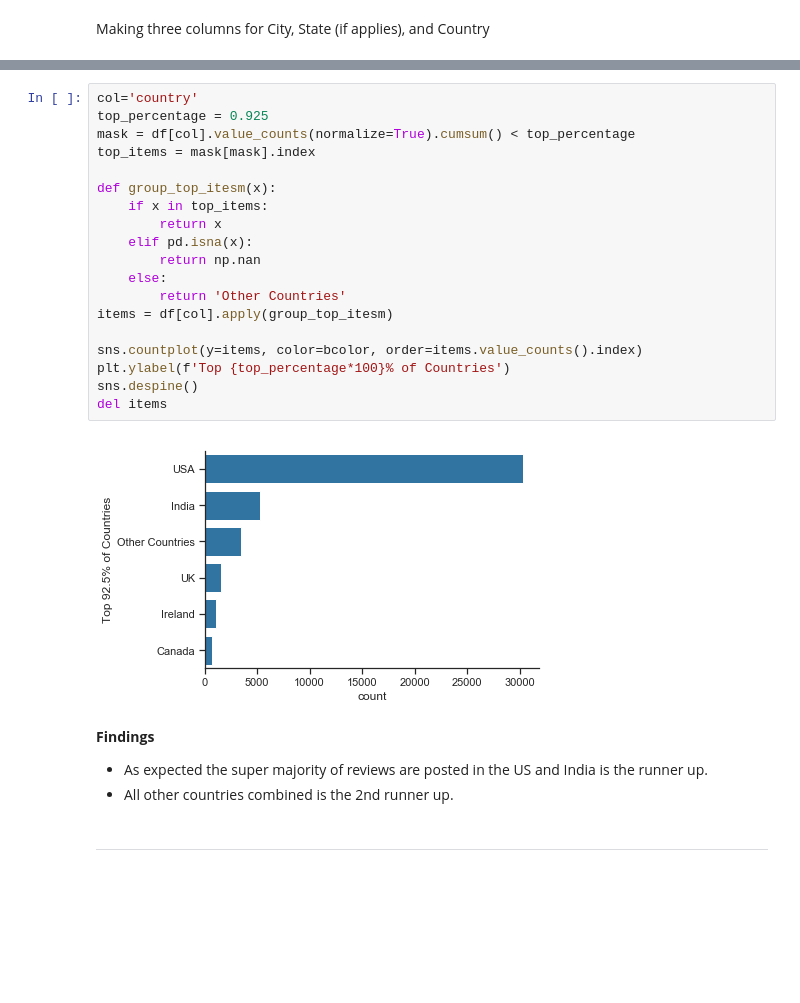
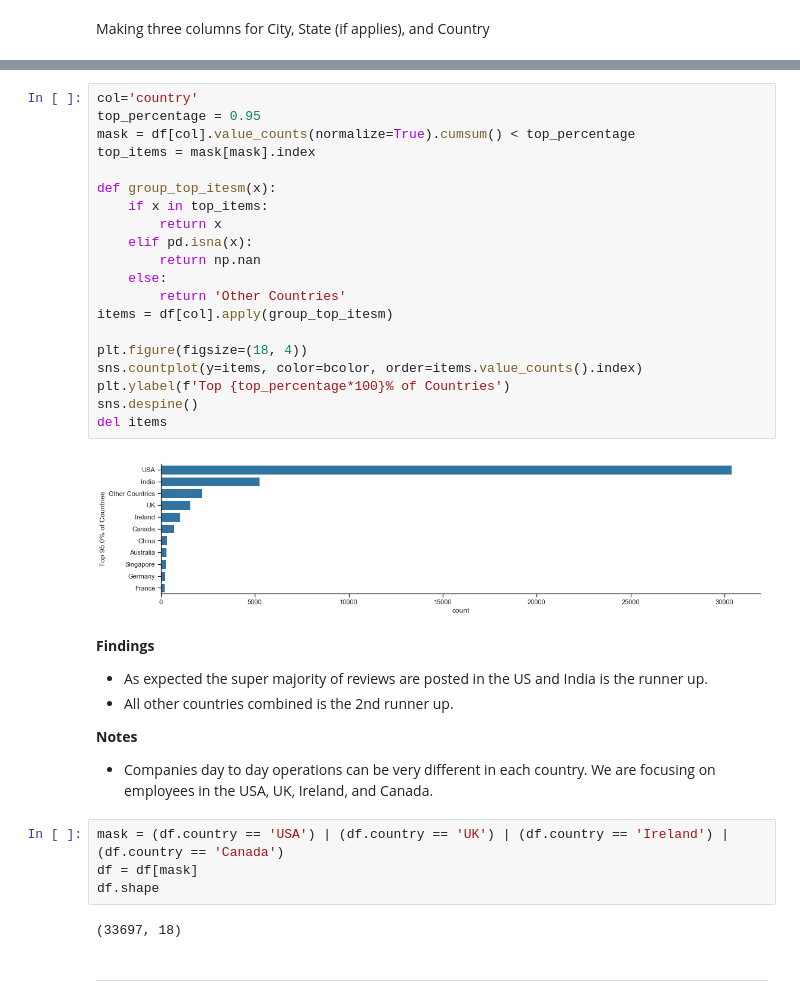
Before and after one commit to bnikanjam/eda_glassdoor, a Jupyter notebook: BigTech Workplace Trends.ipynb, the cells around one changed output, grey strips where cells are left out. Drawn from its saved outputs; the diff is of its cells as text; blank space fills up the shorter version.

```diff
--- a/BigTech Workplace Trends.ipynb
+++ b/BigTech Workplace Trends.ipynb
@@ -342,28 +313,38 @@ df[['city', 'state', 'country']].sample(5)
 # %%
 col='country'
-top_percentage = 0.925
+top_percentage = 0.95
 mask = df[col].value_counts(normalize=True).cumsum() < top_percentage
 top_items = mask[mask].index
 
 def group_top_itesm(x):
     if x in top_items:
         return x
     elif pd.isna(x):
         return np.nan
     else:
         return 'Other Countries'
 items = df[col].apply(group_top_itesm)
 
+plt.figure(figsize=(18, 4))
 sns.countplot(y=items, color=bcolor, order=items.value_counts().index)
 plt.ylabel(f'Top {top_percentage*100}% of Countries')
 sns.despine()
 del items
 # %% [output]
-[figure, old version]
+[figure, new version]
 # %% [markdown]
 **Findings**
 - As expected the super majority of reviews are posted in the US and India is the runner up.
 - All other countries combined is the 2nd runner up.
+
+**Notes**
+- Companies day to day operations can be very different in each country. We are focusing on employees in the USA, UK, Ireland, and Canada.
+# %%
+mask = (df.country == 'USA') | (df.country == 'UK') | (df.country == 'Ireland') | (df.country == 'Canada')
+df = df[mask]
+df.shape
+# %% [output]
+(33697, 18)
 # %% [markdown]
 ___
 # %% [markdown]
```
Also changed, not shown: parts of 135 cells of this notebook.
